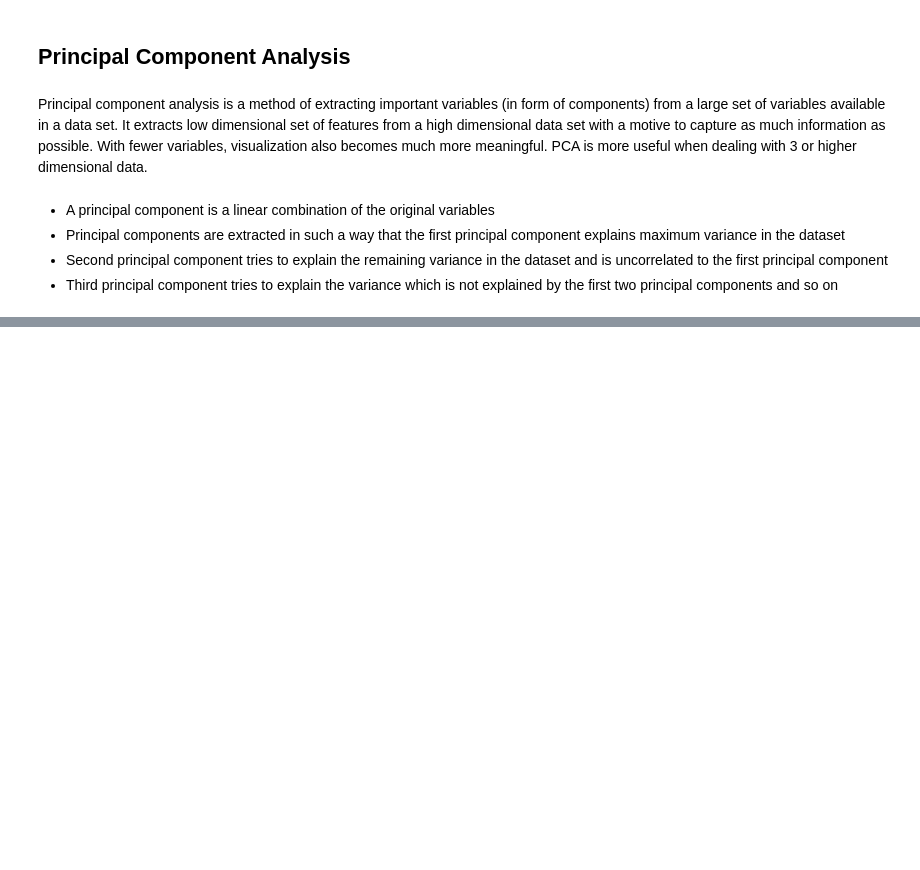
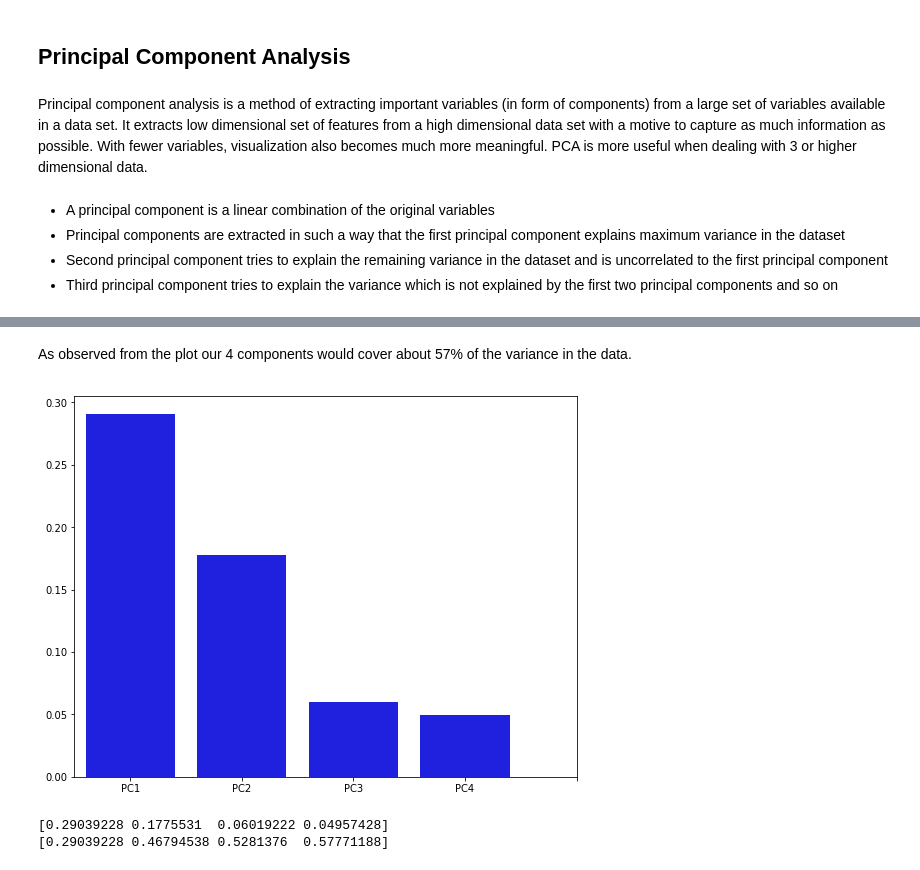
Before and after one commit to hashbanger/Basics_of_Data_Analysis, a Jupyter notebook: Useful Techniques/Dimensionality_Reduction/Dimensionality_Reduction_and_Feature_Selection.ipynb, the cells around one changed output, grey strips where cells are left out. Saved outputs shown, nothing was run; the diff lists cells and outputs as text; code cells hidden in the pictures; blank space fills up the shorter version.

```diff
--- a/Useful Techniques/Dimensionality_Reduction/Dimensionality_Reduction_and_Feature_Selection.ipynb
+++ b/Useful Techniques/Dimensionality_Reduction/Dimensionality_Reduction_and_Feature_Selection.ipynb
@@ -388,0 +421,13 @@ Principal component analysis is a method of extracting important variables (in f
+# %% [markdown]
+As observed from the plot our 4 components would cover about 57% of the variance in the data.
+# %%
+plt.figure(figsize=(9,7))
+sns.barplot([1,2,3,4], pca.explained_variance_ratio_, color= 'blue')
+plt.xticks([0,1,2,3,4], ['PC1','PC2','PC3','PC4'])
+plt.show()
+print(pca.explained_variance_ratio_)
+print(pca.explained_variance_ratio_.cumsum())
+# %% [output]
+[figure, added]
+[0.29039228 0.1775531  0.06019222 0.04957428]
+[0.29039228 0.46794538 0.5281376  0.57771188]
```
Also changed, not shown: parts of 59 cells of this notebook.
